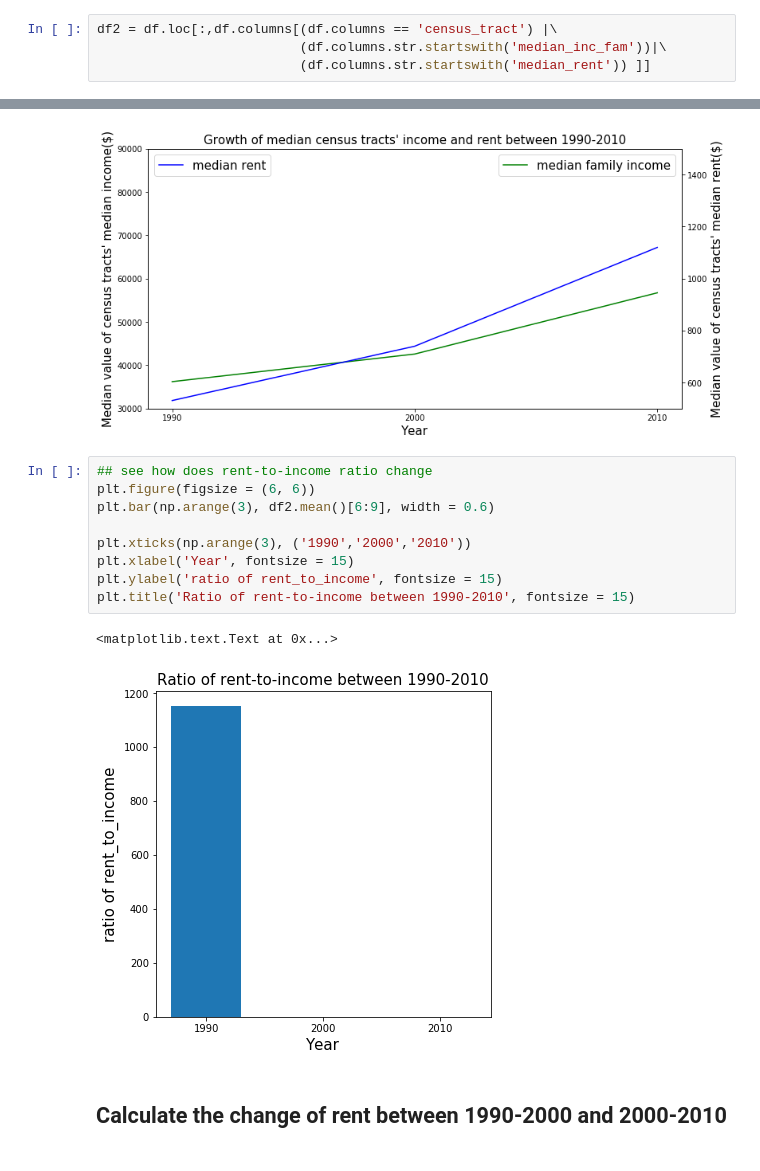
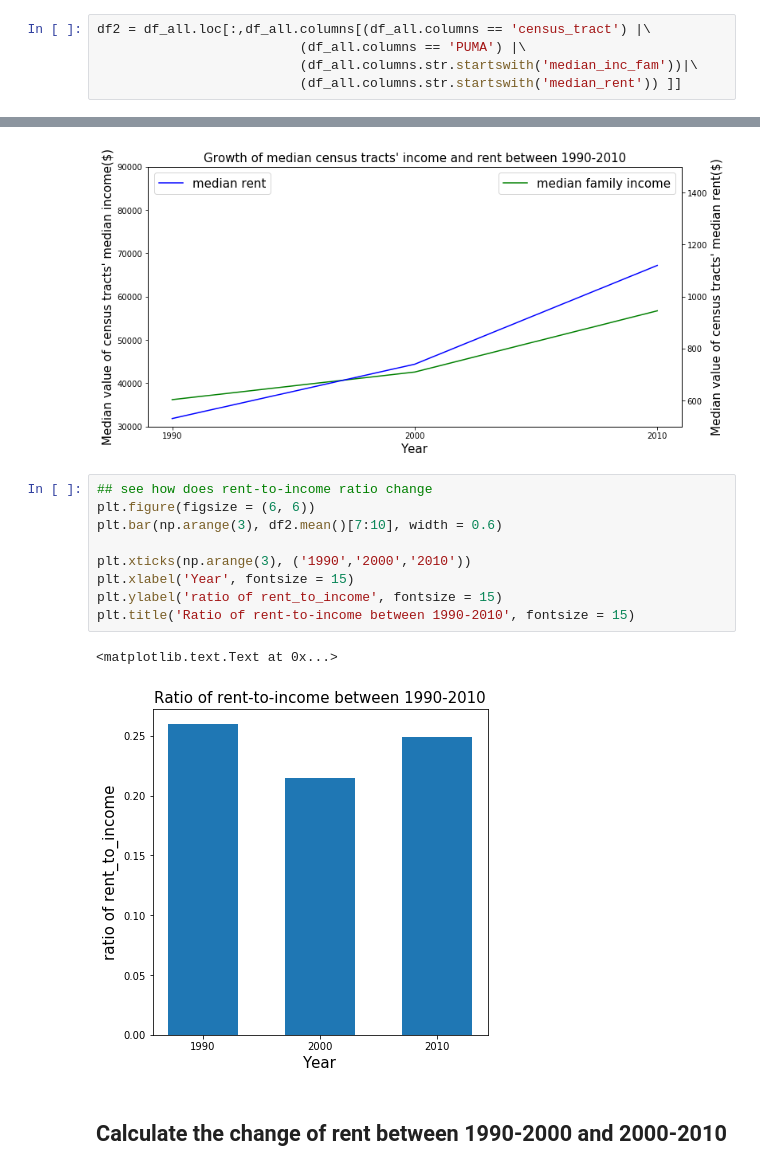
Before and after one commit to picniclin/NYC_yl5240, a Jupyter notebook: NYC_housing_and_income.ipynb, the cells around one changed output, grey strips where cells are left out. Drawn from its saved outputs; the diff is of its cells as text.

```diff
--- a/NYC_housing_and_income.ipynb
+++ b/NYC_housing_and_income.ipynb
@@ -452,9 +448,10 @@ The variables we need are median family income, median rent, families with diffe
 ## Look at a whole view of income and rent
 To compare the 1990 data, we choose the family income, not household income.
 # %%
-df2 = df.loc[:,df.columns[(df.columns == 'census_tract') |\
-                          (df.columns.str.startswith('median_inc_fam'))|\
-                          (df.columns.str.startswith('median_rent')) ]]
+df2 = df_all.loc[:,df_all.columns[(df_all.columns == 'census_tract') |\
+                          (df_all.columns == 'PUMA') |\
+                          (df_all.columns.str.startswith('median_inc_fam'))|\
+                          (df_all.columns.str.startswith('median_rent')) ]]
 # %%
 df2.head()
 # %% [output]
@@ -509,15 +506,15 @@ plt.title("Growth of median census tracts' income and rent between 1990-2010", f
 # %%
 ## see how does rent-to-income ratio change
 plt.figure(figsize = (6, 6))
-plt.bar(np.arange(3), df2.mean()[6:9], width = 0.6)
+plt.bar(np.arange(3), df2.mean()[7:10], width = 0.6)
 
 plt.xticks(np.arange(3), ('1990','2000','2010'))
 plt.xlabel('Year', fontsize = 15)
 plt.ylabel('ratio of rent_to_income', fontsize = 15)
 plt.title('Ratio of rent-to-income between 1990-2010', fontsize = 15)
 # %% [output]
 <matplotlib.text.Text at 0x...>
-[figure, old version]
+[figure, new version]
 # %% [markdown]
 ## Calculate the change of rent between 1990-2000 and 2000-2010
 # %%
```
Also changed, not shown: parts of 21 cells of this notebook, 1 other file.
